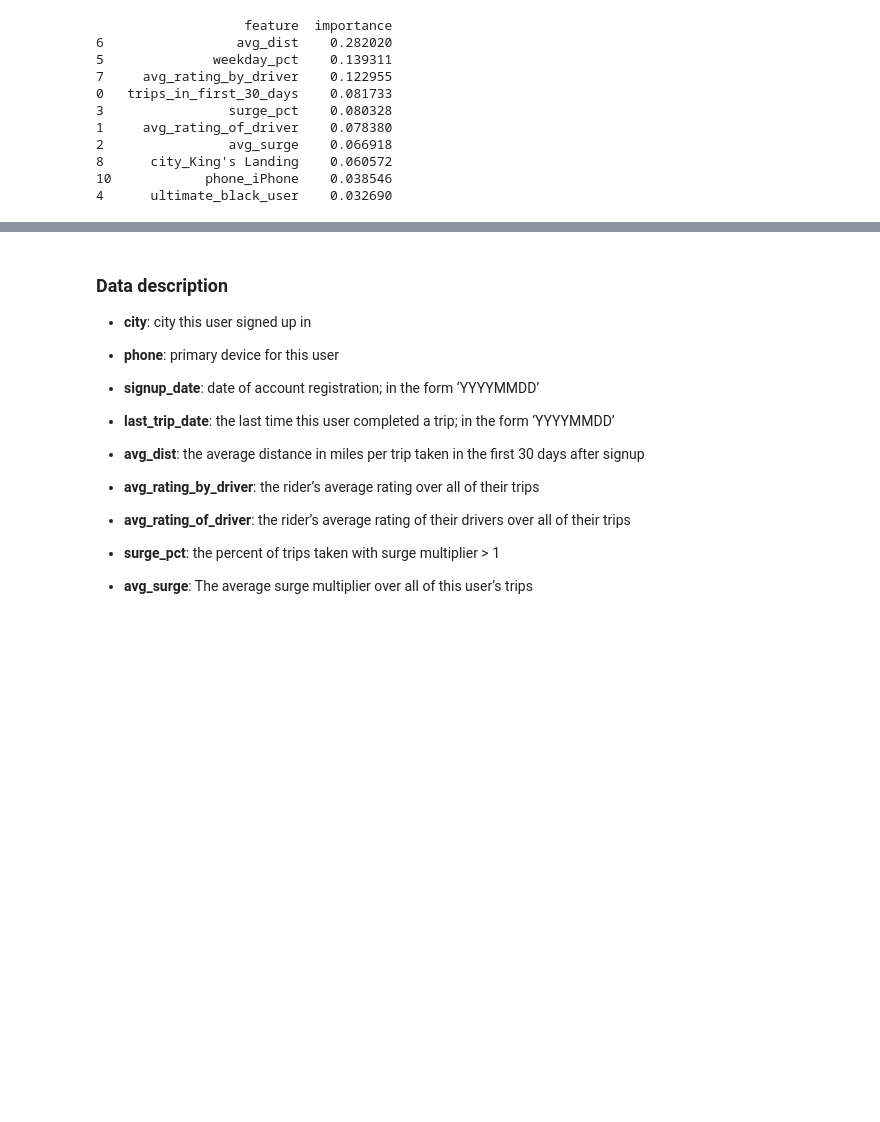
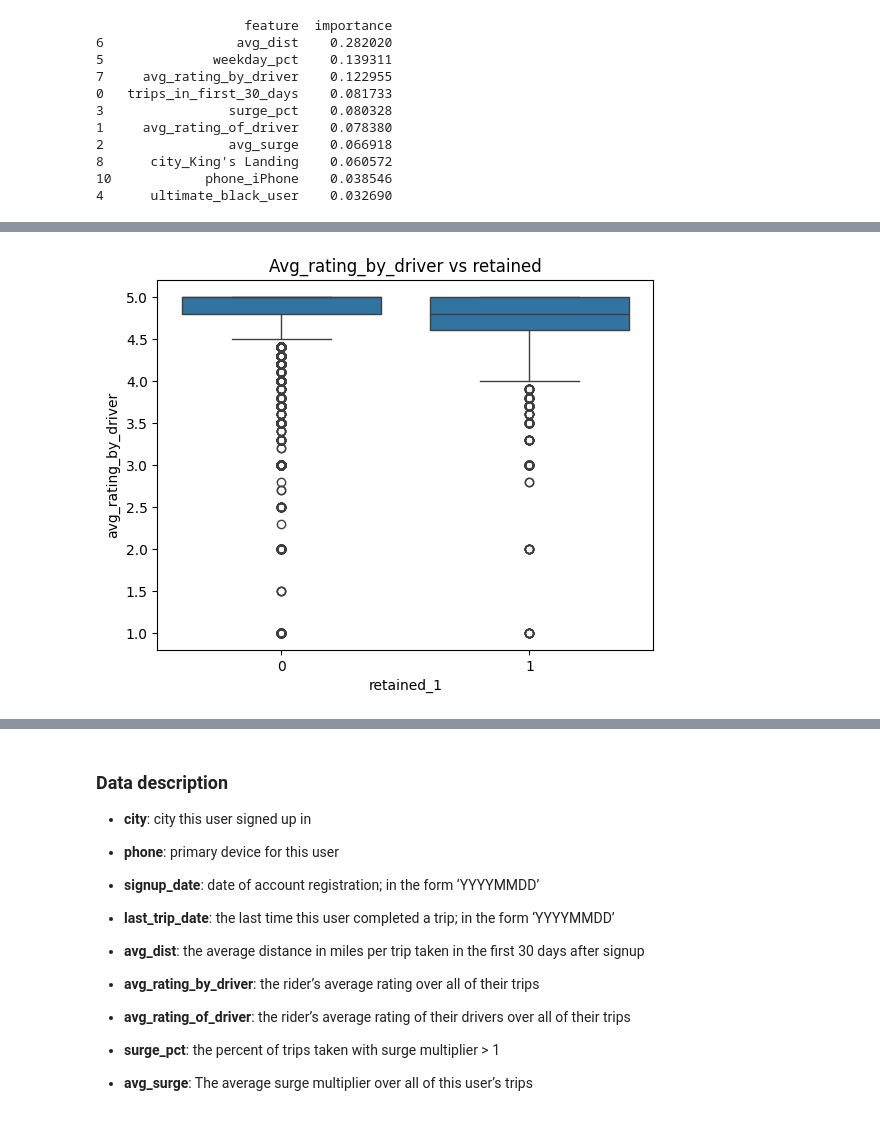
Before and after one commit to geojenk/SpringboardChallenges, a Jupyter notebook: ultimate_challenge/ultimate_challenge_submission.ipynb, the cells around one changed output, grey strips where cells are left out. Saved outputs shown, nothing was run; the diff lists cells and outputs as text; code cells hidden in the pictures; blank space fills up the shorter version.

```diff
--- a/ultimate_challenge/ultimate_challenge_submission.ipynb
+++ b/ultimate_challenge/ultimate_challenge_submission.ipynb
@@ -495 +509,8 @@ print(importance_df.head(10))  # Top 10 features
+# %%
+# Plot avg_rating_by_driver vs target
+sns.boxplot(x='retained_1', y='avg_rating_by_driver', data=ultimate_data)
+plt.title("Avg_rating_by_driver vs retained")
+plt.show()
+# %% [output]
+[figure, added]
 # %% [markdown]
```
Also changed, not shown: parts of 3 cells of this notebook.
